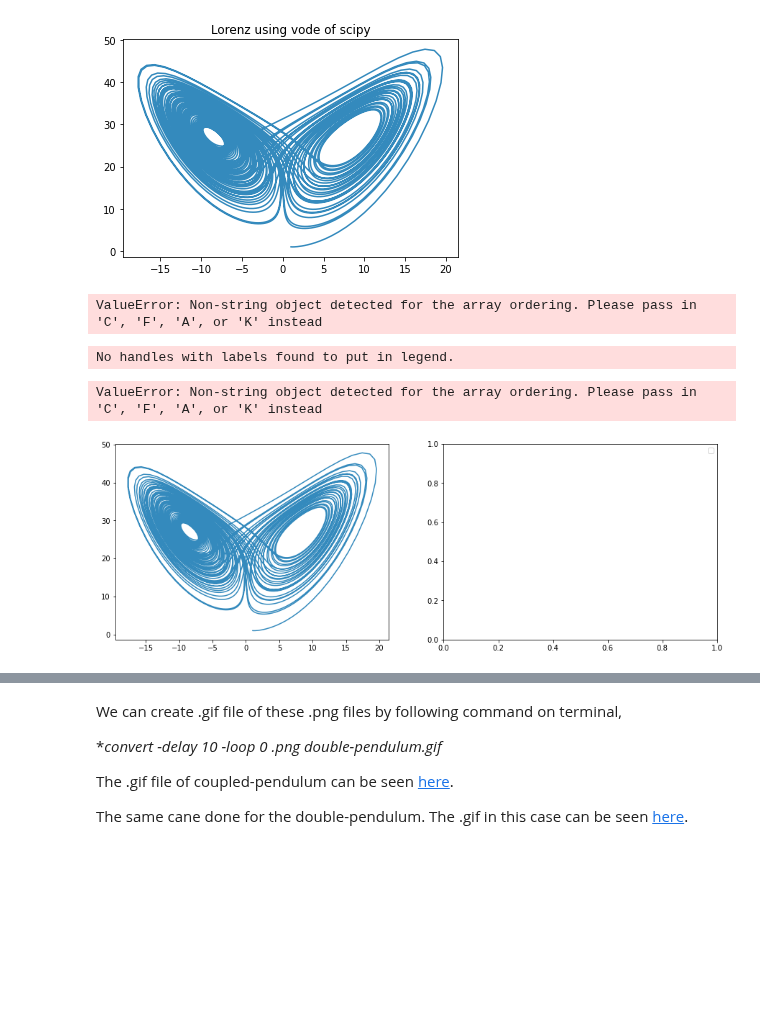
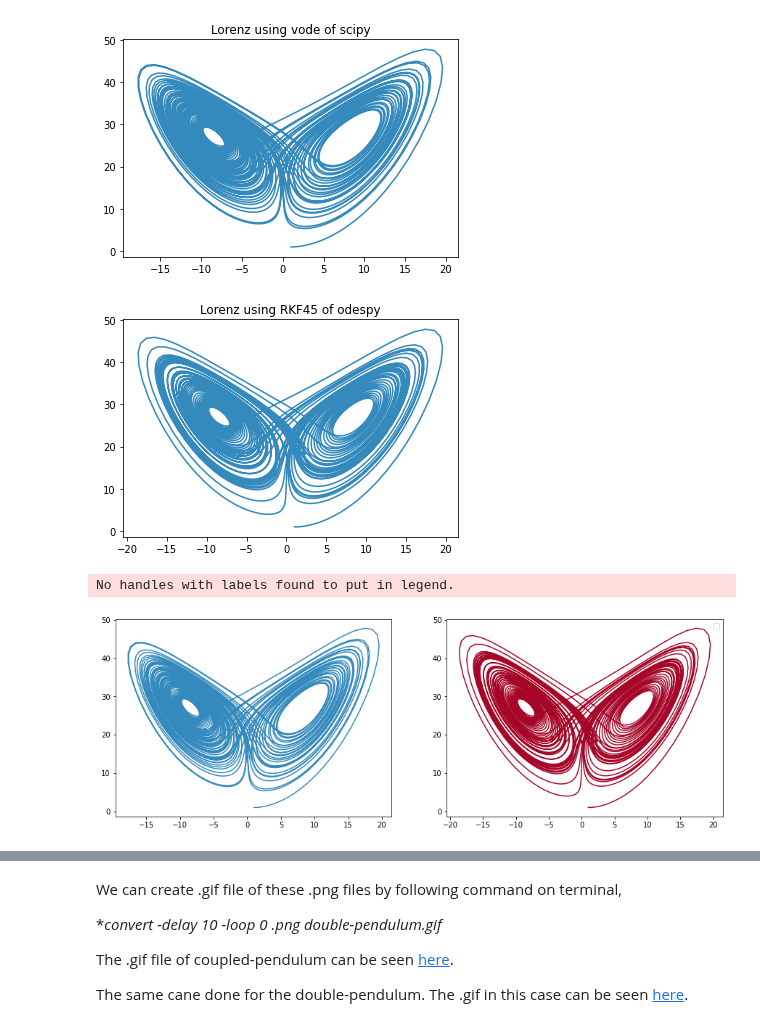
Before and after one commit to rajeshrinet/compPhy, a Jupyter notebook: notebooks/2014/ODEs.ipynb, the cells around one changed output, grey strips where cells are left out. Saved outputs shown, nothing was run; the diff lists cells and outputs as text; code cells hidden in the pictures; blank space fills up the shorter version.

```diff
--- a/notebooks/2014/ODEs.ipynb
+++ b/notebooks/2014/ODEs.ipynb
@@ -171,12 +170,12 @@ def lorenz(rp, t):
 #
 #
 rp0 = np.array([1.0, 1.0, 1.0]) # starting function
-rp0 = rp0.flatten(1)
+rp0 = rp0.flatten()
 
 T = 60 # end of simulation
 N = 5000 # no of time steps
 time_points = np.linspace(0, T, N+1)
-solver = odespy.RKF45(lorenz)
+solver = odespy.RK4(lorenz)
 solver.set_initial_condition(rp0)
 u, t = solver.solve(time_points)
 
@@ -187,7 +186,7 @@ plot(u[:,  0], u[:,  2], color="#348ABD")
 title("Lorenz using RKF45 of odespy")
 show()
 # %% [output]
-ValueError: Non-string object detected for the array ordering. Please pass in 'C', 'F', 'A', or 'K' instead
+[figure, added]
 # %%
 # Using odespy and scipy's vode for integration
 #
@@ -222,37 +221,36 @@ while solver.successful() and solver.t <= T:
     rp.append(solver.y); t.append(solver.t)
 
 # Plotting Business
 fig, (ax1, ax2) = plt.subplots(1, 2, figsize=(15, 5))
 
 rp = np.array(rp)
 ax1.plot(rp[:,  0], rp[:,  2],color="#348ABD", label="Lorenz using vode of scipy" )
 leg = plt.legend(loc="upper right")
 
 ## the function using odespy
 def lorenz(rp, t):
     """Compute the time-derivative of a Lorentz system."""
     cx = ([param.sigma * (rp[  1] - rp[  0]), rp[  0] * (param.rho - rp[  2]) - rp[  1], rp[  0] * rp[  1] - param.beta * rp[  2]])
     return cx
 #
 #
 rp0 = np.array([1.0, 1.0, 1.0]) # starting function
-rp0 = rp0.flatten(1)
+rp0 = rp0.flatten()
 
 T = 60 # end of simulation
 N = 5000 # no of time steps
 time_points = np.linspace(0, T, N+1)
-solver = odespy.RKF45(lorenz)
+solver = odespy.RK4(lorenz)
 solver.set_initial_condition(rp0)
 u, t = solver.solve(time_points)
 
 # plotting business
 ax2.plot(u[:,  0], u[:,  2],  color="#A60628")
 #title("Lorenz using RKF45 of odespy")
 plt.show()
 # %% [output]
 No handles with labels found to put in legend.
-ValueError: Non-string object detected for the array ordering. Please pass in 'C', 'F', 'A', or 'K' instead
-[figure, old version]
+[figure, new version]
 # %%
 # to know more uncomment the line below
 #help(odespy)
```
Also changed, not shown: parts of 4 cells of this notebook, 8 other files.
